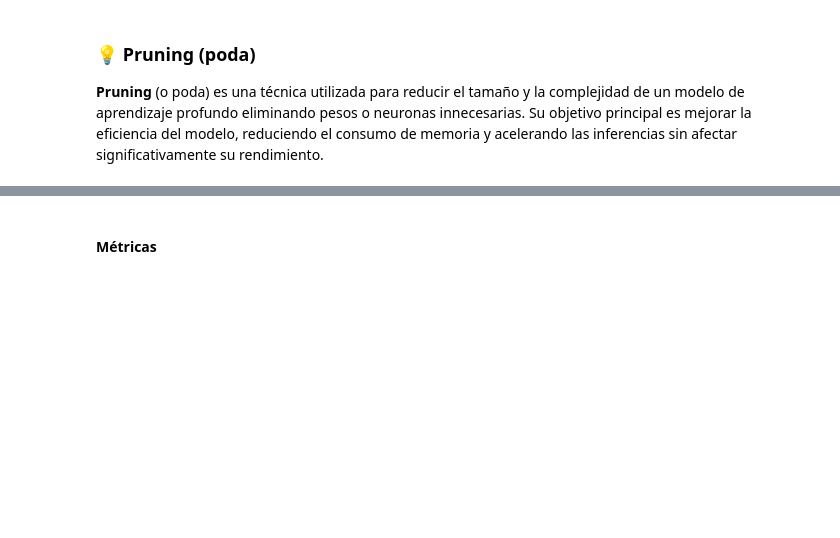
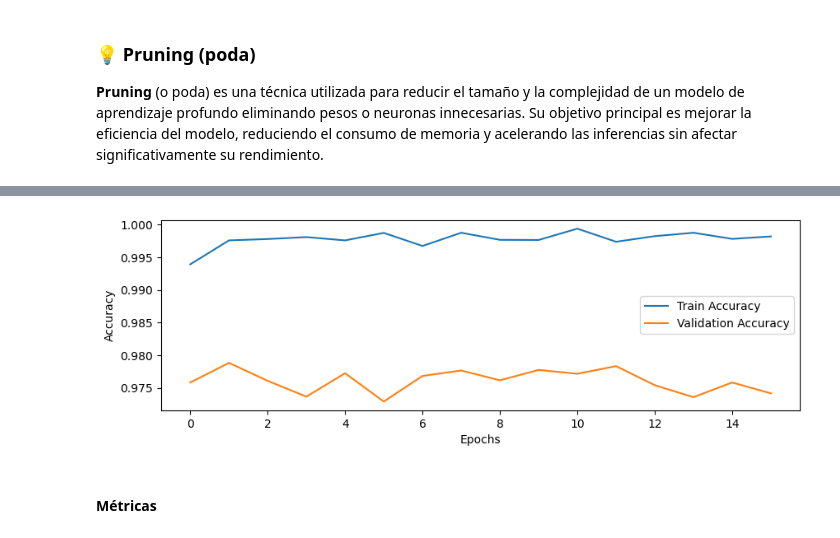
Before and after one commit to dgayet/training-ML-FPGA-MarDelPlata-Argentina2025, a Jupyter notebook: labs/lab02/02-MLCompression.ipynb, the cells around one changed output, grey strips where cells are left out. Saved outputs shown, nothing was run; the diff lists cells and outputs as text; code cells hidden in the pictures; blank space fills up the shorter version.

```diff
--- a/labs/lab02/02-MLCompression.ipynb
+++ b/labs/lab02/02-MLCompression.ipynb
@@ -58,4 +76,4 @@ if gpus:
 # %% [markdown]
 ### Carga de modelo pre-entrenado
 # %%
-model = load_model('../models/mnistModel_FC.h5')
+modelP = load_model('../models/mnistModel_FC.h5')
@@ -132,7 +138,7 @@ modelP = tfmot.sparsity.keras.prune_low_magnitude(model, **pruning_params)
 
 modelP.compile(optimizer=op, loss=loss, metrics=metrics)
 # %%
-history = modelP.fit(
+historyP = modelP.fit(
                 x_train_norm, y_train,
                 validation_split = val_split,
                 epochs=epochs,
@@ -180,12 +167,14 @@ Epoch 16/16
 # %%
 # Plot accuracy over epochs
 plt.figure(figsize=(10,3))
-plt.plot(history.history['accuracy'], label='Train Accuracy')
-plt.plot(history.history['val_accuracy'], label='Validation Accuracy')
+plt.plot(historyP.history['accuracy'], label='Train Accuracy')
+plt.plot(historyP.history['val_accuracy'], label='Validation Accuracy')
 plt.xlabel('Epochs')
 plt.ylabel('Accuracy')
 plt.legend()
 plt.show()
+# %% [output]
+[figure, added]
 # %% [markdown]
 #### Métricas
 # %%
```
Also changed, not shown: parts of 17 cells of this notebook.
